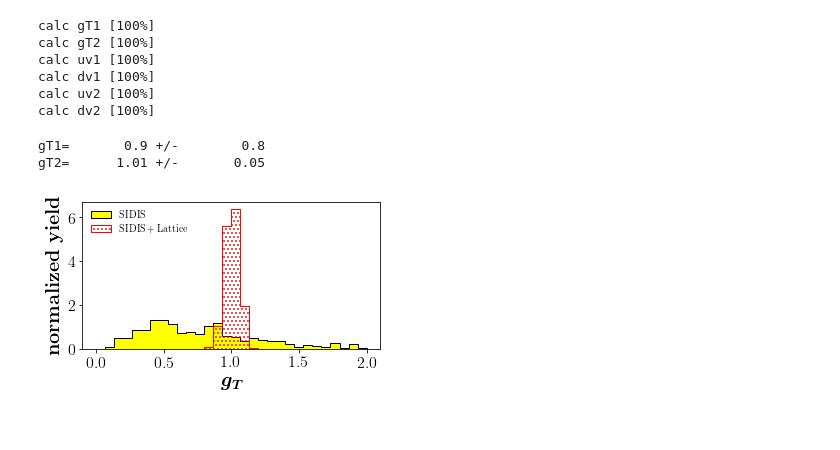
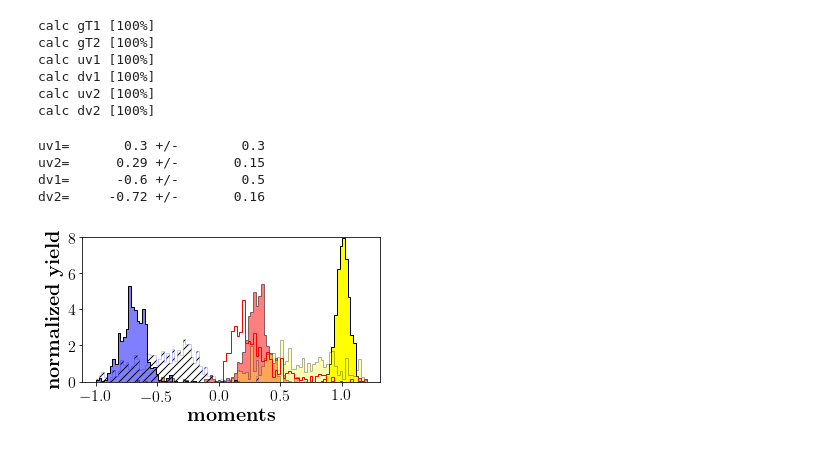
Before and after one commit to zack0179/transfer, a Jupyter notebook: fitlab/notebooks/transversity/transversity-0-combined.ipynb, the cells around one changed output. Cells and saved outputs as stored; diff of their text form; code cells hidden in the pictures.

```diff
--- a/fitlab/notebooks/transversity/transversity-0-combined.ipynb
+++ b/fitlab/notebooks/transversity/transversity-0-combined.ipynb
@@ -476,36 +559,74 @@ calc uv1 [100%]
 calc dv1 [100%]
 calc uv2 [100%]
 calc dv2 [100%]
+# %%
+Euv1 = np.einsum('k,k',uv1,run1.weights)
+Suv1 = np.einsum('k,k',(uv1-Euv1)**2,run1.weights)**0.5
+Euv2 = np.einsum('k,k',uv2,run2.weights)
+Suv2 = np.einsum('k,k',(uv2-Euv2)**2,run2.weights)**0.5
+
+Edv1 = np.einsum('k,k',dv1,run1.weights)
+Sdv1 = np.einsum('k,k',(dv1-Edv1)**2,run1.weights)**0.5
+Edv2 = np.einsum('k,k',dv2,run2.weights)
+Sdv2 = np.einsum('k,k',(dv2-Edv2)**2,run2.weights)**0.5
+
+print 'uv1=%10.1f +/- %10.1f'%(Euv1,Suv1)
+print 'uv2=%10.2f +/- %10.2f'%(Euv2,Suv2)
+print 'dv1=%10.1f +/- %10.1f'%(Edv1,Sdv1)
+print 'dv2=%10.2f +/- %10.2f'%(Edv2,Sdv2)
+# %% [output]
+uv1=       0.3 +/-        0.3
+uv2=      0.29 +/-       0.15
+dv1=      -0.6 +/-        0.5
+dv2=     -0.72 +/-       0.16
 # %%
 nrows,ncols=1,1
 py.figure(figsize=(ncols*5,nrows*3))
 
 ax=py.subplot(nrows,ncols,1)
-R=(0,2)
-bins=30
+R=(-1.,1.2)
+bins=100
+
+
+ax.hist(gT2,histtype='stepfilled',range=R\
+    ,weights=run2.weights,bins=bins\
+    ,facecolor='Yellow',edgecolor='k'
+    ,label=r'$\rm g_T~(SIDIS+Lattice)$',normed=True)
+
+ax.hist(uv2,histtype='stepfilled',range=R\
+    ,weights=run2.weights,bins=bins\
+    ,facecolor='r',edgecolor='k',alpha=0.5\
+    ,label=r'$\rm \delta u~(SIDIS+Lattice)$',normed=True)
+
+ax.hist(dv2,histtype='stepfilled',range=R\
+    ,weights=run2.weights,bins=bins\
+    ,facecolor='b',edgecolor='k',alpha=0.5\
+    ,label=r'$\rm \delta d~(SIDIS+Lattice)$',normed=True)
+ax.hist(dv2,histtype='stepfilled',range=R\
+    ,weights=run2.weights,bins=bins,facecolor='none',edgecolor='k',normed=True)
+
+
+
 ax.hist(gT1,histtype='stepfilled',range=R\
+   ,weights=run1.weights,bins=bins,facecolor='Yellow',edgecolor='k',alpha=0.3#,hatch='....'\
+   ,label=r'$\rm g_T~(SIDIS)$',normed=True)
+
+ax.hist(uv1,histtype='stepfilled',range=R\
     ,weights=run1.weights,bins=bins\
-    ,facecolor='Yellow',edgecolor='k'
-    ,label=r'$\rm SIDIS$',normed=True)
-ax.hist(gT2,histtype='stepfilled',range=R\
-   ,weights=run2.weights,bins=bins,facecolor='none',edgecolor='r',hatch='...'\
-   ,label=r'$\rm SIDIS+Lattice$',normed=True)
+    ,facecolor='none',edgecolor='r'#,hatch='...'\
+    ,label=r'$\rm \delta u~(SIDIS)$',normed=True)
+
+ax.hist(dv1,histtype='stepfilled',range=R\
+    ,weights=run1.weights,bins=bins,facecolor='none',edgecolor='b',alpha=0.2,hatch='///'\
+    ,label=r'$\rm \delta d~(SIDIS)$',normed=True)
+
 ax.set_ylabel(r'$\boldsymbol{\rm normalized~yield}$',size=20)
-ax.set_xlabel(r'$\boldsymbol{g_T}$',size=20)
+ax.set_xlabel(r'$\boldsymbol{\rm moments}$',size=20)
 ax.tick_params(axis='both', which='major', labelsize=16)
 #ax.set_xticks([0,.2,.4,.6,.8,1])
-ax.legend(frameon=False,fontsize=10,loc=2)
+ax.set_ylim(0,8)
+#ax.legend(frameon=False,fontsize=10,loc=2,ncol=2)
 py.tight_layout()
-py.savefig('gallery/gT.pdf')
-
-EgT1 = np.einsum('k,k',gT1,run1.weights)
-SgT1 = np.einsum('k,k',(gT1-EgT1)**2,run1.weights)**0.5
-EgT2 = np.einsum('k,k',gT2,run2.weights)
-SgT2 = np.einsum('k,k',(gT2-EgT2)**2,run2.weights)**0.5
-
-print 'gT1=%10.1f +/- %10.1f'%(EgT1,SgT1)
-print 'gT2=%10.2f +/- %10.2f'%(EgT2,SgT2)
+py.savefig('gallery/ud.pdf')
 # %% [output]
-gT1=       0.9 +/-        0.8
-gT2=      1.01 +/-       0.05
-[figure, old version]
+[figure, new version]
```
Also changed, not shown: parts of 12 cells of this notebook.
